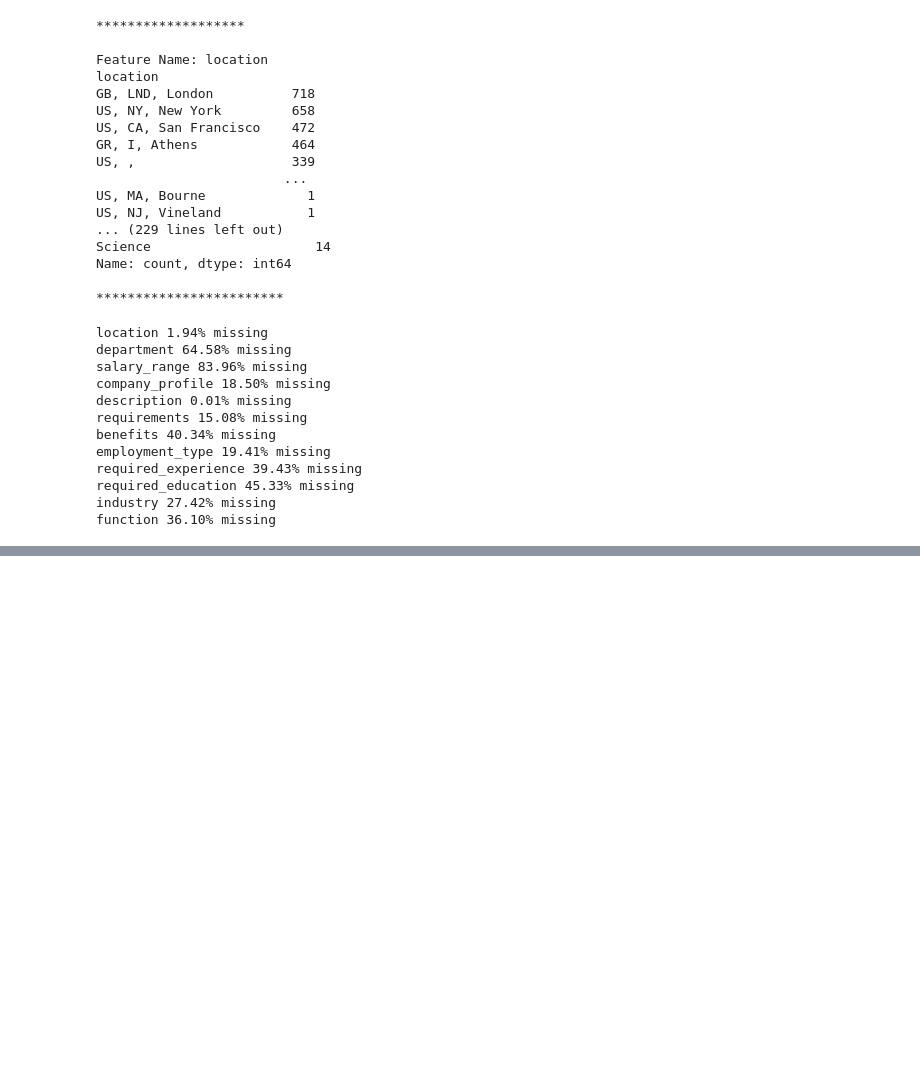
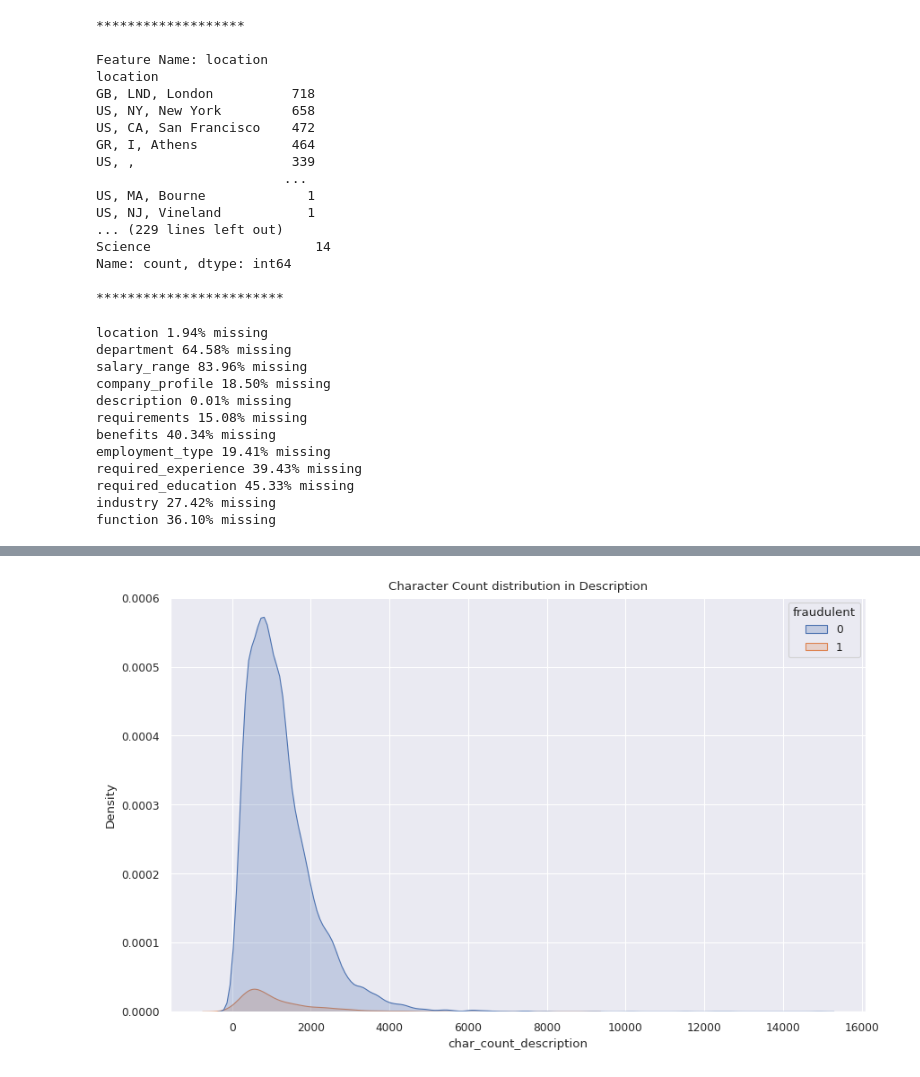
Before and after one commit to DS-expert/Fake-job-prediction, a Jupyter notebook: notebook/01_data_exploration.ipynb, the cells around one changed output, grey strips where cells are left out. Saved outputs shown, nothing was run; the diff lists cells and outputs as text; code cells hidden in the pictures; blank space fills up the shorter version.

```diff
--- a/notebook/01_data_exploration.ipynb
+++ b/notebook/01_data_exploration.ipynb
@@ -251,0 +242,6 @@ Name: description, Length: 17880, dtype: float64
+# %%
+# First of all we need to handle missing values without that we can't apply EDA
+
+# Drop NA from location and description
+
+eda_df = df.dropna(subset=["location", "description"])
@@ -251,0 +409,10 @@ Name: description, Length: 17880, dtype: float64
+# %%
+# First my text features is company_profile, description, requirment and benefits
+
+# let's start from counting character length
+
+eda_df["char_count_description"] = eda_df["description"].map(lambda x: len(x))
+
+eda_df["word_count_description"] = eda_df["description"].map(lambda x: len(x.split()))
+
+eda_df["Average_word_length"] = eda_df["description"].map(lambda x: np.mean([len(word) for word in str(x).split()]))
@@ -251,0 +435,20 @@ Name: description, Length: 17880, dtype: float64
+# %%
+# Text length statistics about company_profile
+
+eda_df["char_count_company_profile"] = eda_df["company_profile"].map(lambda x: len(x))
+
+eda_df["word_count_company_profile"] = eda_df["company_profile"].map(lambda x: len(x.split()))
+
+eda_df["Average Word lenght"] = eda_df["company_profile"].map(lambda x: np.mean([len(word) for word in str(x).split()]))
+
+# Text length statistics about requirments
+
+eda_df["char_count_requirment"] = eda_df["requirements"].map(lambda x: len(x))
+eda_df["word_count_requirment"] = eda_df["requirements"].map(lambda x: len(x.split()))
+eda_df["Average_word_length_requirment"] = eda_df["requirements"].map(lambda x: np.mean([len(word) for word in str(x).split()]))
+
+# Text length statistics about benefits
+
+eda_df["char_count_benefits"] = eda_df["benefits"].map(lambda x: len(x))
+eda_df["word_count_benefits"] = eda_df["benefits"].map(lambda x: len(x.split()))
+eda_df["Average_word_length_benefits"] = eda_df["benefits"].map(lambda x: np.mean([len(word) for word in str(x).split()]))
@@ -251,0 +483,9 @@ Name: description, Length: 17880, dtype: float64
+# %%
+# Visualization of text length features
+
+plt.figure(figsize=(10, 6))
+sns.kdeplot(data=eda_df, x="char_count_description", hue="fraudulent", fill=True)
+plt.title("Character Count distribution in Description")
+plt.show()
+# %% [output]
+[figure, added]
```
Also changed, not shown: parts of 61 cells of this notebook, 2 other files.
